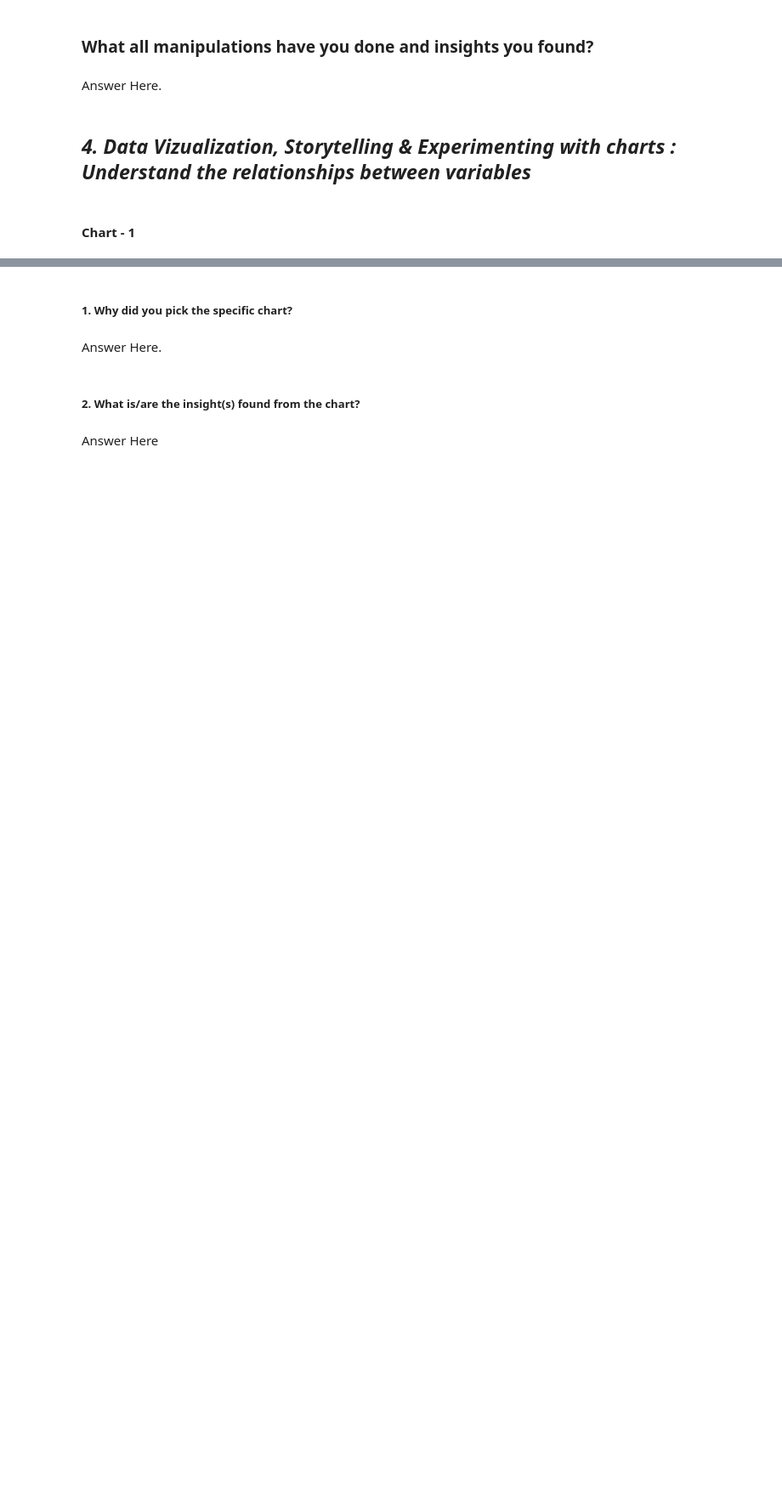
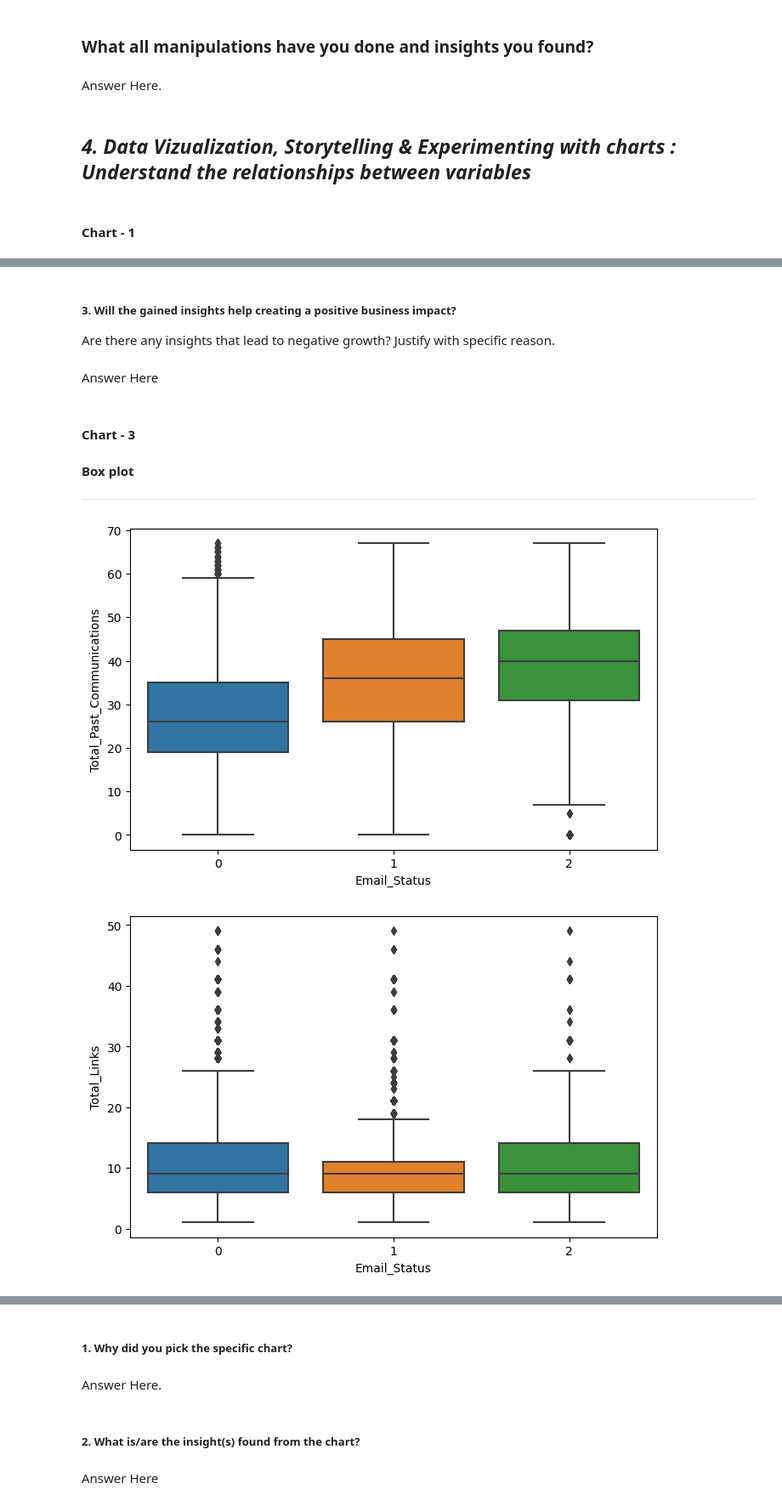
Before and after one commit to akashkivani/almabetter-Email-Campaign-Effectiveness-Prediction-Project, a Jupyter notebook: ML_Classification_Submission.ipynb, the cells around one changed output, grey strips where cells are left out. Shown at 85% size. Cells and saved outputs as stored; diff of their text form; code cells hidden in the pictures; blank space fills up the shorter version.

```diff
--- a/ML_Classification_Submission.ipynb
+++ b/ML_Classification_Submission.ipynb
@@ -294,0 +366,21 @@ Answer Here.
+# %% [markdown]
+##### 3. Will the gained insights help creating a positive business impact?
+Are there any insights that lead to negative growth? Justify with specific reason.
+# %% [markdown]
+Answer Here
+# %% [markdown]
+#### Chart - 3
+# %% [markdown]
+**Box plot**
+
+---
+# %%
+# Chart - 3 visualization code
+# Let's look into the box plot.
+
+for column in cont_var:
+  az = sns.boxplot(x = df['Email_Status'] , y = df[column])
+  plt.show()
+# %% [output]
+[figure, added]
+[figure, added]
```
Also changed, not shown: parts of 281 cells of this notebook.
